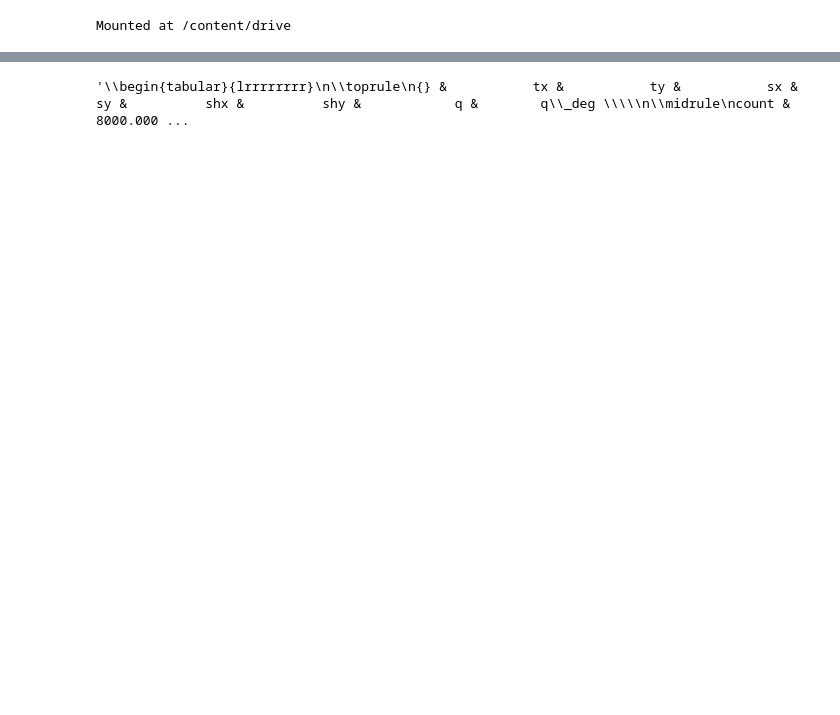
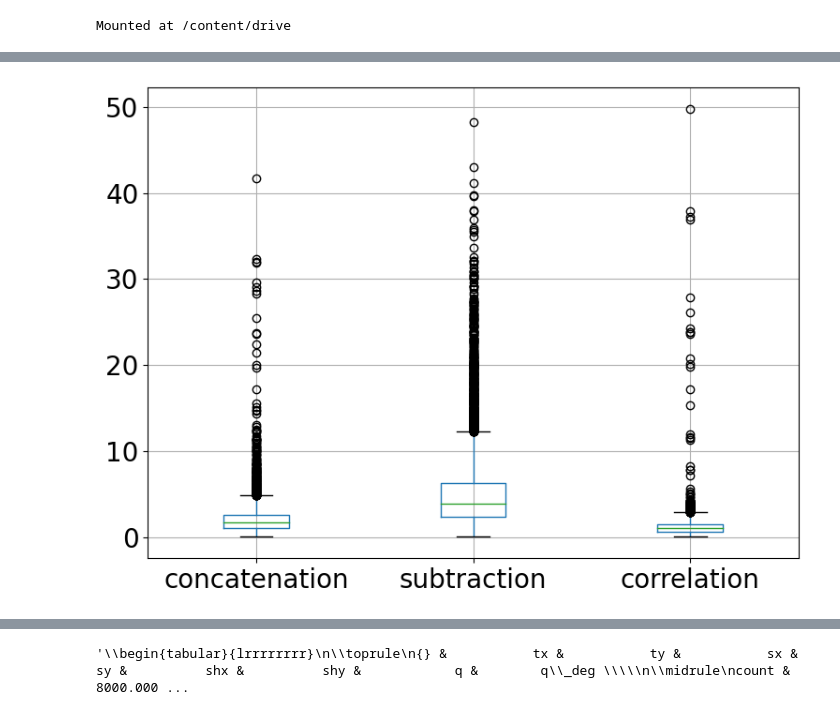
Before and after one commit to ondrados/retinal-registration, a Jupyter notebook: notebooks/Eval.ipynb, the cells around one changed output, grey strips where cells are left out. Saved outputs shown, nothing was run; the diff lists cells and outputs as text; code cells hidden in the pictures; blank space fills up the shorter version.

```diff
--- a/notebooks/Eval.ipynb
+++ b/notebooks/Eval.ipynb
@@ -191,0 +295,7 @@ df3.describe()
+# %%
+df3["t_dis"] = np.abs(((df3['tx']-df3['ty']) / df3['ty'])*100)
+lol = dfp3.describe()
+lol["t_dis"] = ((lol['tx']-lol['ty']) / lol['ty'])*100
+lol["s_dis"] = ((lol['sx']-lol['sy']) / lol['sy'])*100
+lol["sh_dis"] = ((lol['shx']-lol['shy']) / lol['shy'])*100
+lol
@@ -191,0 +327,18 @@ df3.describe()
+# %%
+tr1 = df1.loc[: , "tx":"ty"]
+tr2 = df2.loc[: , "tx":"ty"]
+tr3 = df3.loc[: , "tx":"ty"]
+tr = pd.DataFrame().assign(
+    concatenation = tr1.mean(axis=1),
+    subtraction = tr2.mean(axis=1),
+    correlation = tr3.mean(axis=1)
+
+)
+# %%
+plt.figure(figsize=(8,6))
+plt.rc('font', size=20)
+boxplot = tr.boxplot(column = ['concatenation', 'subtraction', 'correlation'])
+plt.tight_layout()
+plt.savefig(os.path.join("/content/drive/MyDrive/outputs/plots", "tr-reg.png"))
+# %% [output]
+[figure, added]
```
Also changed, not shown: parts of 47 cells of this notebook, 9 other files.
